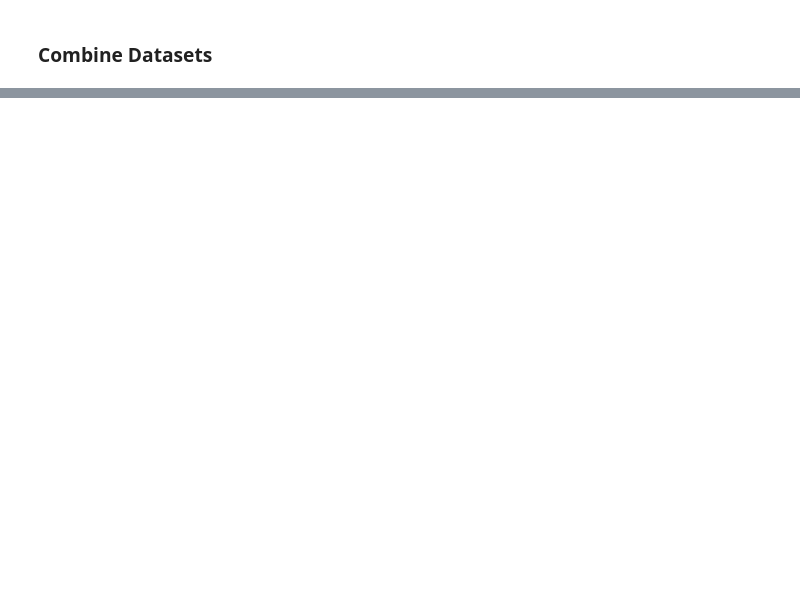
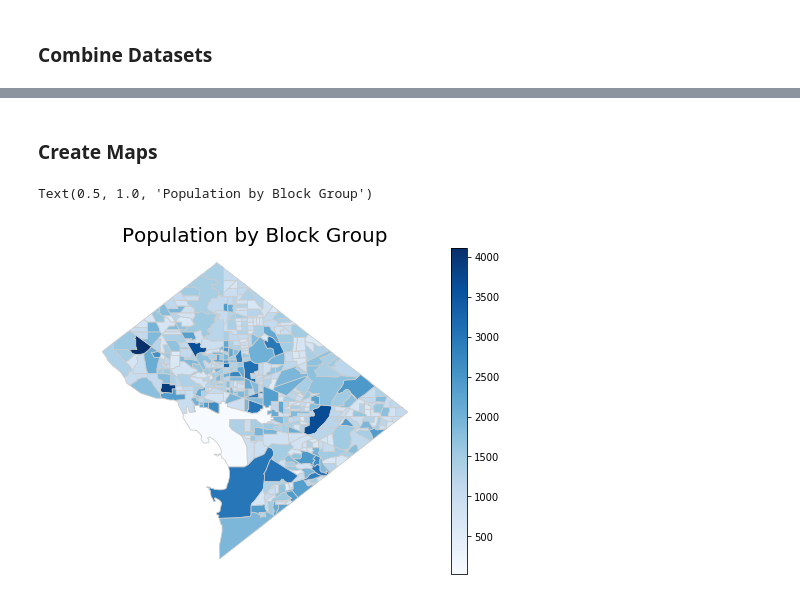
Before and after one commit to htappa/DC_CrimeMappingTool, a Jupyter notebook: Map.ipynb, the cells around one changed output, grey strips where cells are left out. Saved outputs shown, nothing was run; the diff lists cells and outputs as text; code cells hidden in the pictures; blank space fills up the shorter version.

```diff
--- a/Map.ipynb
+++ b/Map.ipynb
@@ -91,0 +60,5 @@ crime_pop.head()
+# %%
+# combine TRACT and BLKGRP into one column to use as key for combining datasets
+
+df_pop['blockgroup'] = df_pop['TRACT'] +' '+ df_pop['BLKGRP']
+df_pop.head()
@@ -91,0 +105,18 @@ crime_pop.head()
+# %% [markdown]
+### Create Maps
+# %%
+# set a variable that will call whatever column we want to visualise on the map
+variable = 'Population'
+# set the range for the choropleth
+vmin, vmax = 120, 220
+# create figure and axes for Matplotlib
+fig, ax = plt.subplots(1, figsize=(10, 6))
+# create map
+df_pop.plot(column=variable, cmap='Blues', linewidth=0.8, ax=ax, edgecolor='0.8', legend=True)
+# remove the axis
+ax.axis('off')
+# add a title
+ax.set_title('Population by Block Group', fontdict={'fontsize': '20', 'fontweight' : '3'})
+# %% [output]
+Text(0.5, 1.0, 'Population by Block Group')
+[figure, added]
```
Also changed, not shown: parts of 15 cells of this notebook.
